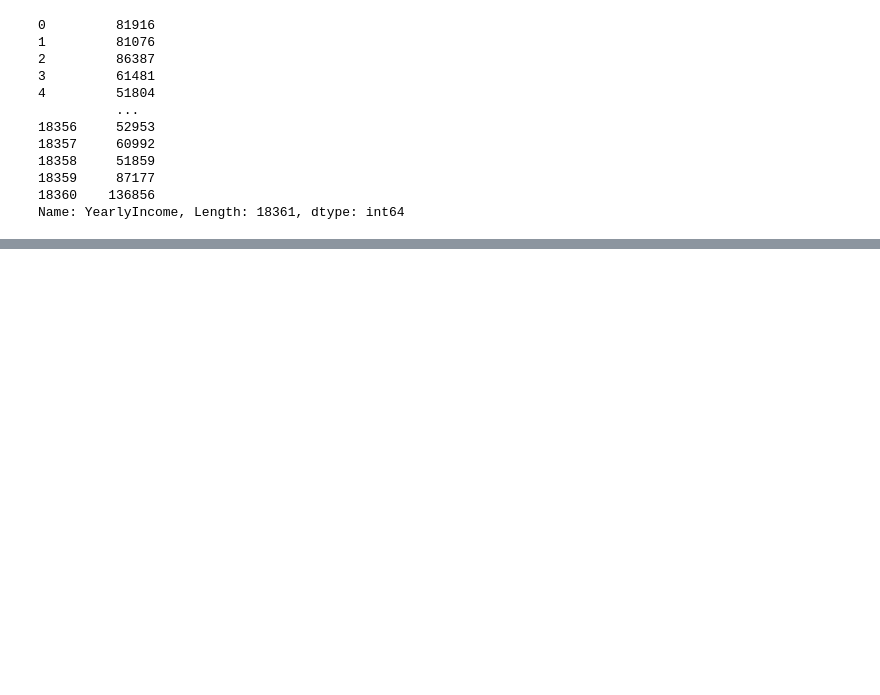
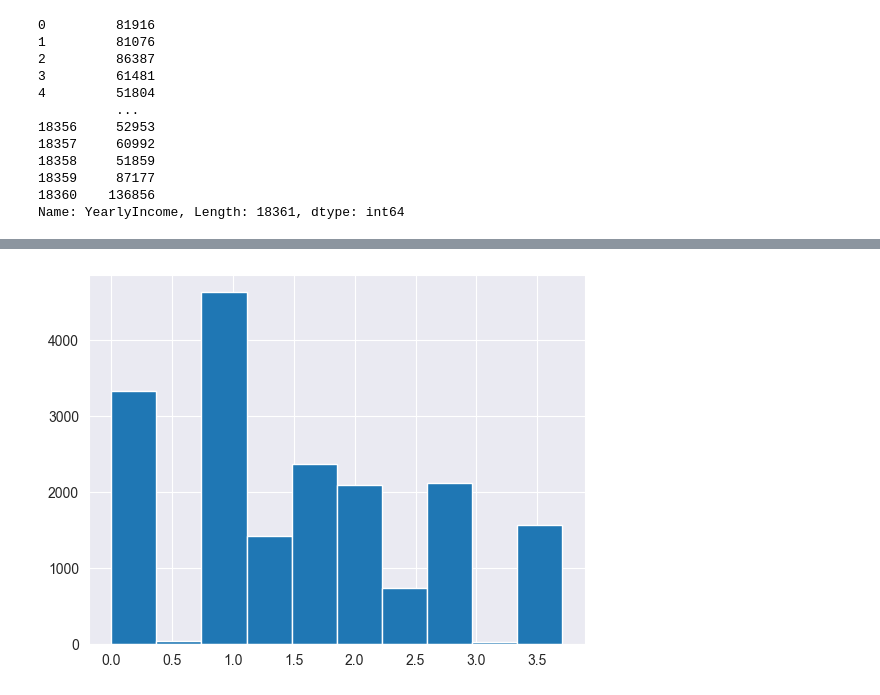
Before and after one commit to SachinGoyal94/DataScience, a Jupyter notebook: 1 Feature Engineering/1_FE.ipynb, the cells around one changed output, grey strips where cells are left out. Cells and saved outputs as stored; diff of their text form; code cells hidden in the pictures; blank space fills up the shorter version.

```diff
--- a/1 Feature Engineering/1_FE.ipynb
+++ b/1 Feature Engineering/1_FE.ipynb
@@ -247,3 +260,3 @@ normalised_temp_df
 # %%
-#normalised_temp_df[normalised_temp]=((temp[normalised_temp]-temp[normalised_temp].min())/temp[normalised_temp].std())
-#normalised_temp_df
+normalised_temp_df[normalised_temp]=((temp[normalised_temp]-temp[normalised_temp].min())/temp[normalised_temp].std())
+normalised_temp_df
@@ -249,0 +277,5 @@ normalised_temp_df
+# %%
+plt.hist(normalised_temp_df['YearlyIncome'],bins=10)
+plt.show()
+# %% [output]
+[figure, added]
```
Also changed, not shown: parts of 7 cells of this notebook, 5 other files.
